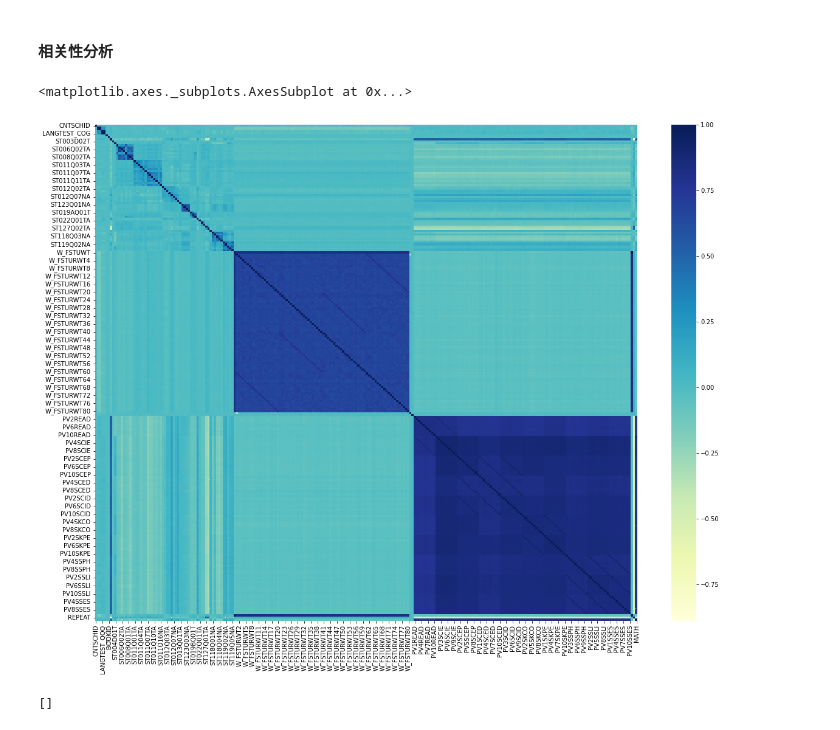
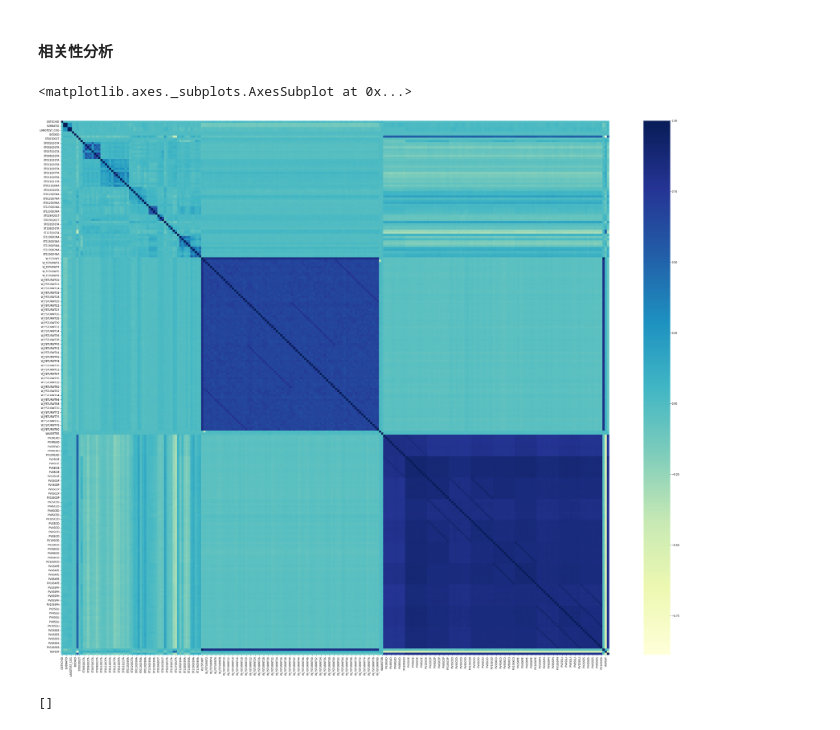
Before and after one commit to Umbreller-F/data-analysis-and-practice-3, a Jupyter notebook: exp4.ipynb, the cells around one changed output. Cells and saved outputs as stored; diff of their text form; code cells hidden in the pictures.

```diff
--- a/exp4.ipynb
+++ b/exp4.ipynb
@@ -308,12 +308,13 @@ df
 df1 = pd.concat([df, labels.loc[:,'MATH']], axis=1)
 corr=df1.corr()
 # %%
-plt.figure(figsize=(20, 15))
+# plt.figure(figsize=(20, 15))
+plt.figure(figsize=(50, 40))
 sns.heatmap(corr,linewidths=0,linecolor='black',cmap='YlGnBu')
 # plt.show()
 # %% [output]
 <matplotlib.axes._subplots.AxesSubplot at 0x...>
-[figure, old version]
+[figure, new version]
 # %%
 plt.figure(figsize=(20, 12))
 sns.barplot(x=corr.columns.to_list(),y=corr.loc['MATH',:].to_list()).set_xticks(ticks=[])
```
